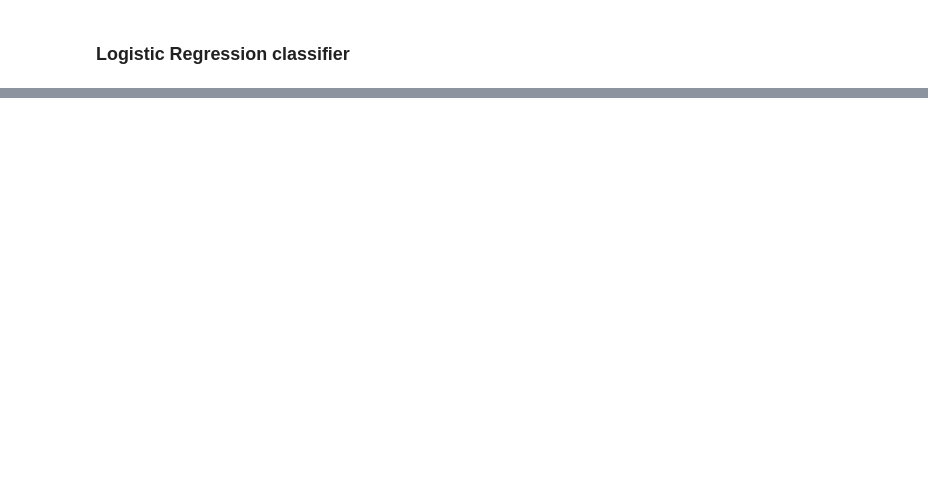
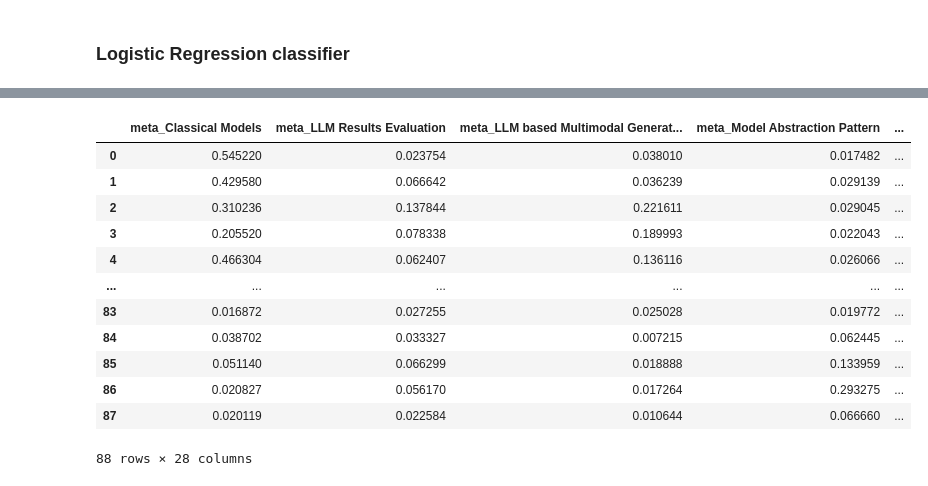
Before and after one commit to HasinthakaPiyumal/AI-Pattern-Mining-Project, a Jupyter notebook: notebooks/3.1.2 Classification Model Developent - II.ipynb, the cells around one changed output, grey strips where cells are left out. Cells and saved outputs as stored; diff of their text form; code cells hidden in the pictures; blank space fills up the shorter version.

```diff
--- a/notebooks/3.1.2 Classification Model Developent - II.ipynb
+++ b/notebooks/3.1.2 Classification Model Developent - II.ipynb
@@ -411,0 +712,27 @@ joblib.dump(label_encoder, ARTIFACT_DIR / "label_encoder.joblib")
+# %%
+from sklearn.linear_model import LogisticRegression
+
+lr_pred = pd.DataFrame(columns=['prediction','pattern'])
+c=0
+for fold in proba_dist:
+    print("Processing fold:",c)
+    X_meta = fold['meta_proba'].drop(columns=['pattern'])
+    X_lr = fold['lr_proba'].drop(columns=['pattern'])
+    X_nn = fold['nn_proba'].drop(columns=['pattern'])
+    y_temp = fold['meta_proba']['pattern']
+
+    X_meta = X_meta.add_prefix('meta_')
+    X_lr = X_lr.add_prefix('lr_')
+    X_nn = X_nn.add_prefix('nn_')
+
+    dataset = pd.concat([X_meta,X_nn,X_lr,y_temp], axis=1)
+
+    # display(dataset)
+
+    lr_sec_model,le_sec_scaler,le_sec_encoder = lr_train(dataset)
+    lr_sec_scaled = le_sec_scaler.transform(dataset.drop(columns=['pattern']))
+    lr_sec_pred = pd.DataFrame(columns=['prediction','pattern'])
+    lr_sec_pred['prediction'] = lr_sec_model.predict(lr_sec_scaled)
+    lr_sec_pred['pattern'] = dataset['pattern'].values
+    lr_pred = pd.concat([lr_pred,lr_sec_pred])
+    c+=1
@@ -411,0 +746,16 @@ joblib.dump(label_encoder, ARTIFACT_DIR / "label_encoder.joblib")
+# %%
+dataset
+# %% [output]
+|  | meta_Classical Models | meta_LLM Results Evaluation | meta_LLM based Multimodal Generat... | meta_Model Abstraction Pattern | ... |
+| 0 | 0.545220 | 0.023754 | 0.038010 | 0.017482 | ... |
+| 1 | 0.429580 | 0.066642 | 0.036239 | 0.029139 | ... |
+| 2 | 0.310236 | 0.137844 | 0.221611 | 0.029045 | ... |
+| 3 | 0.205520 | 0.078338 | 0.189993 | 0.022043 | ... |
+| 4 | 0.466304 | 0.062407 | 0.136116 | 0.026066 | ... |
+| ... | ... | ... | ... | ... | ... |
+| 83 | 0.016872 | 0.027255 | 0.025028 | 0.019772 | ... |
+| 84 | 0.038702 | 0.033327 | 0.007215 | 0.062445 | ... |
+| 85 | 0.051140 | 0.066299 | 0.018888 | 0.133959 | ... |
+| 86 | 0.020827 | 0.056170 | 0.017264 | 0.293275 | ... |
+| 87 | 0.020119 | 0.022584 | 0.010644 | 0.066660 | ... |
+88 rows × 28 columns
```
Also changed, not shown: parts of 35 cells of this notebook, 1 other file.
